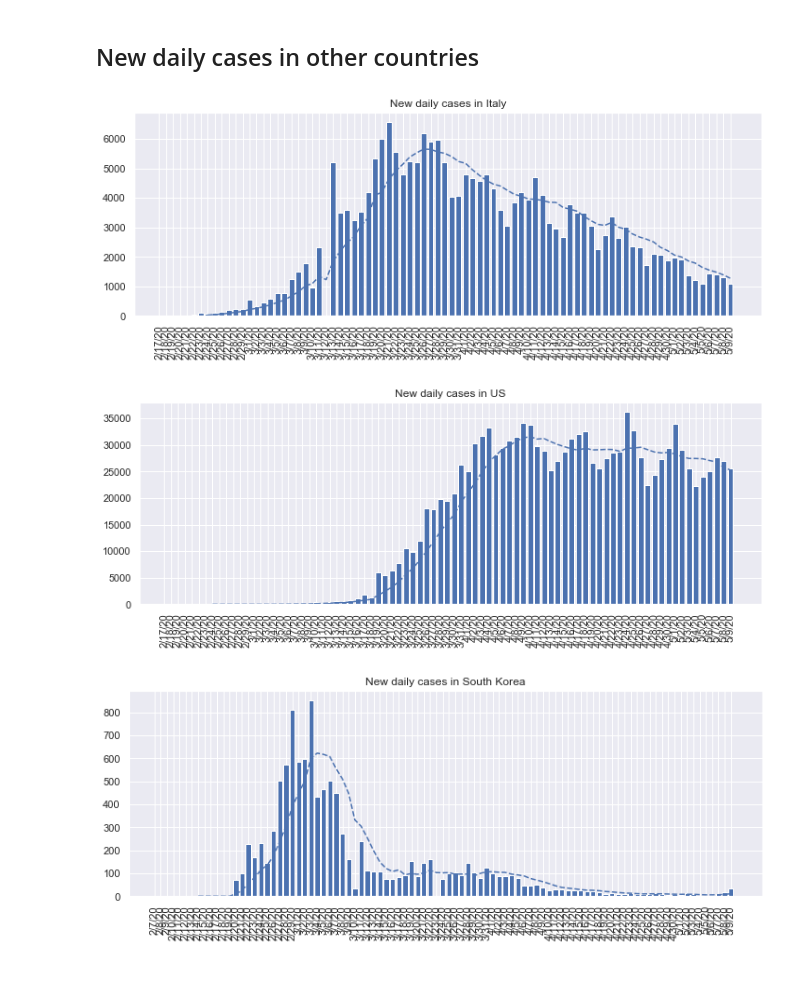
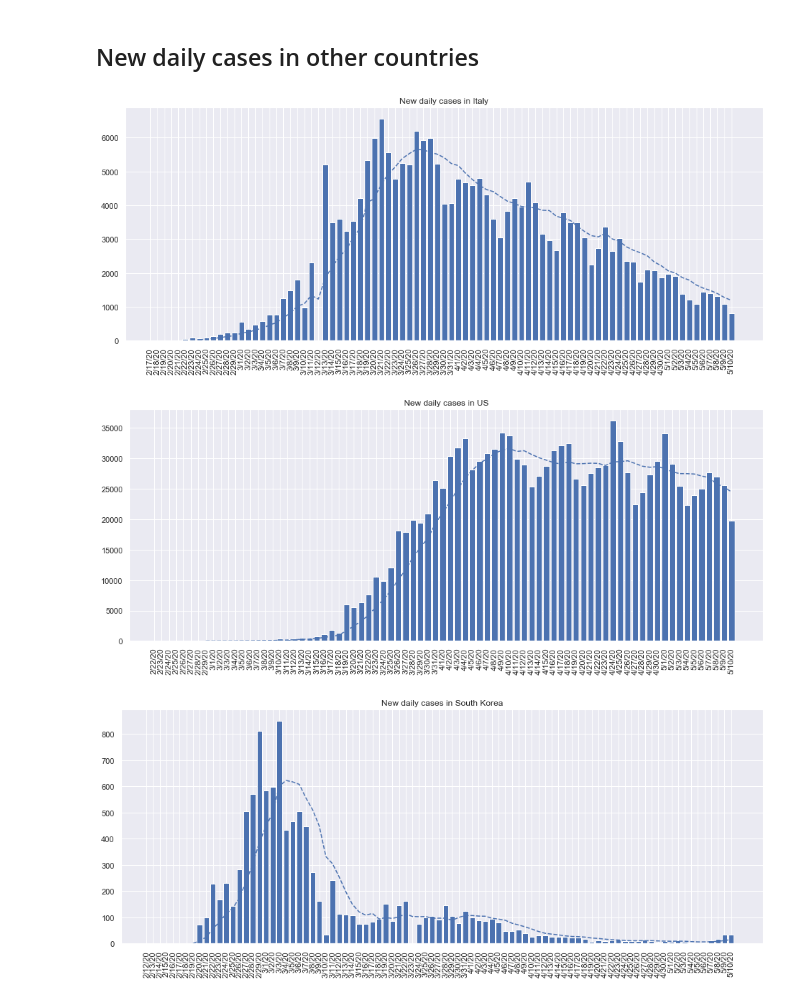
Before and after one commit to IvonaTau/covid19, a Jupyter notebook: _notebooks/2020-03-29-poland.ipynb, the cells around one changed output. Saved outputs shown, nothing was run; the diff lists cells and outputs as text; code cells hidden in the pictures.

```diff
--- a/_notebooks/2020-03-29-poland.ipynb
+++ b/_notebooks/2020-03-29-poland.ipynb
@@ -215,18 +141,18 @@ chart2
 ## New daily cases in other countries
 # %%
 #hide_input
-plot_new_cases_barplot('Italy')
+plot_new_cases_barplot(df,'Italy')
 # %% [output]
-[figure, old version]
+[figure, new version]
 # %%
 #hide_input
-plot_new_cases_barplot('US')
+plot_new_cases_barplot(df, 'US', cutoff=35)
 # %% [output]
-[figure, old version]
+[figure, new version]
 # %%
 #hide_input
-plot_new_cases_barplot('South Korea', cutoff=20)
+plot_new_cases_barplot(df, 'South Korea', cutoff=25)
 # %% [output]
-[figure, old version]
+[figure, new version]
 # %%
 #hide_input
```
Also changed, not shown: parts of 22 cells of this notebook, 1 other file.
